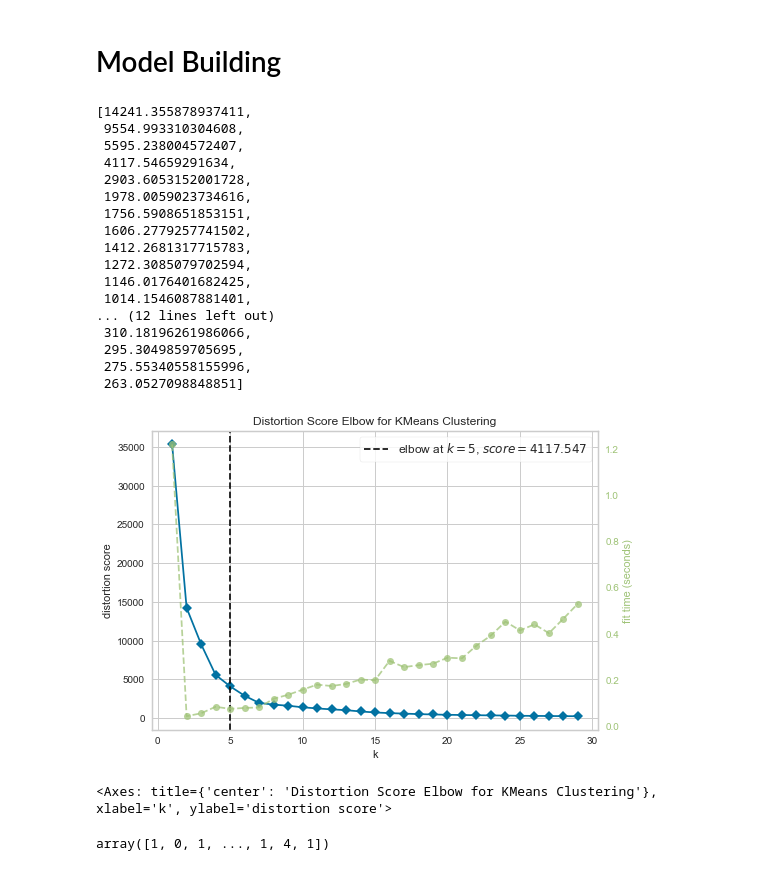
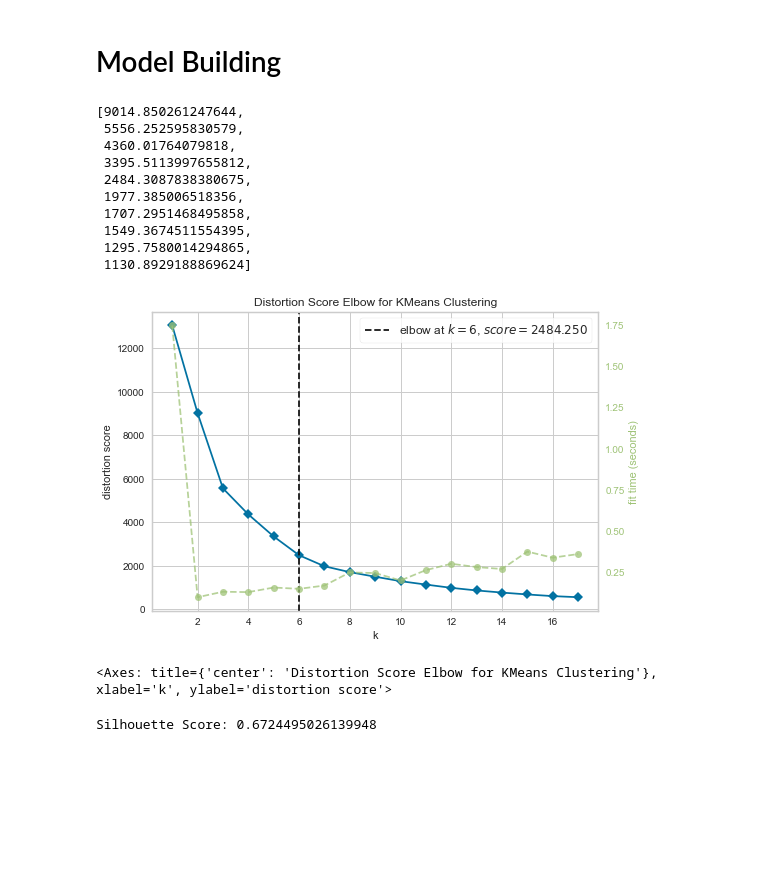
Before and after one commit to AkshayPethe/E-Commerce_RFM_Approach, a Jupyter notebook: E-Commerce Customer Segmentation.ipynb, the cells around one changed output. Cells and saved outputs as stored; diff of their text form; code cells hidden in the pictures; blank space fills up the shorter version.

```diff
--- a/E-Commerce Customer Segmentation.ipynb
+++ b/E-Commerce Customer Segmentation.ipynb
@@ -469,37 +495,32 @@ for i in range(2,30):
     KM.fit(scaled_data)
     wcss.append(KM.inertia_)
 # %%
-wcss
+wcss[:10]
 # %% [output]
-[14241.355878937411,
- 9554.993310304608,
- 5595.238004572407,
- 4117.54659291634,
- 2903.6053152001728,
- 1978.0059023734616,
- 1756.5908651853151,
- 1606.2779257741502,
- 1412.2681317715783,
- 1272.3085079702594,
- 1146.0176401682425,
- 1014.1546087881401,
-... (12 lines left out)
- 310.18196261986066,
- 295.3049859705695,
- 275.55340558155996,
- 263.0527098848851]
+[9014.850261247644,
+ 5556.252595830579,
+ 4360.01764079818,
+ 3395.5113997655812,
+ 2484.3087838380675,
+ 1977.385006518356,
+ 1707.2951468495858,
+ 1549.3674511554395,
+ 1295.7580014294865,
+ 1130.8929188869624]
 # %%
+#Visualizing the K Vs Distortion Score for K-Elbow Method
 from yellowbrick.cluster import KElbowVisualizer
 model=KMeans()
-visualizer=KElbowVisualizer(model,k=(1,30)).fit(pd.DataFrame(scaled_data))
+visualizer=KElbowVisualizer(model,k=(1,18)).fit(pd.DataFrame(scaled_data))
 visualizer.show()
 # %% [output]
-[figure, old version]
+[figure, new version]
 <Axes: title={'center': 'Distortion Score Elbow for KMeans Clustering'}, xlabel='k', ylabel='distortion score'>
 # %%
-KM = KMeans(n_clusters = 5,init = 'k-means++',max_iter = 1000,random_state = 1)
+KM = KMeans(n_clusters=5, init='k-means++', max_iter=300, random_state=101)
+cluster_labels = KM.fit_predict(scaled_data)
+
+silhouette_avg = silhouette_score(scaled_data, cluster_labels)
+print(f'Silhouette Score: {silhouette_avg}')
+# %% [output]
+Silhouette Score: 0.6724495026139948
-# %%
-y_means = KM.fit_predict(scaled_data)
-y_means
-# %% [output]
-array([1, 0, 1, ..., 1, 4, 1])
```
Also changed, not shown: parts of 43 cells of this notebook.
